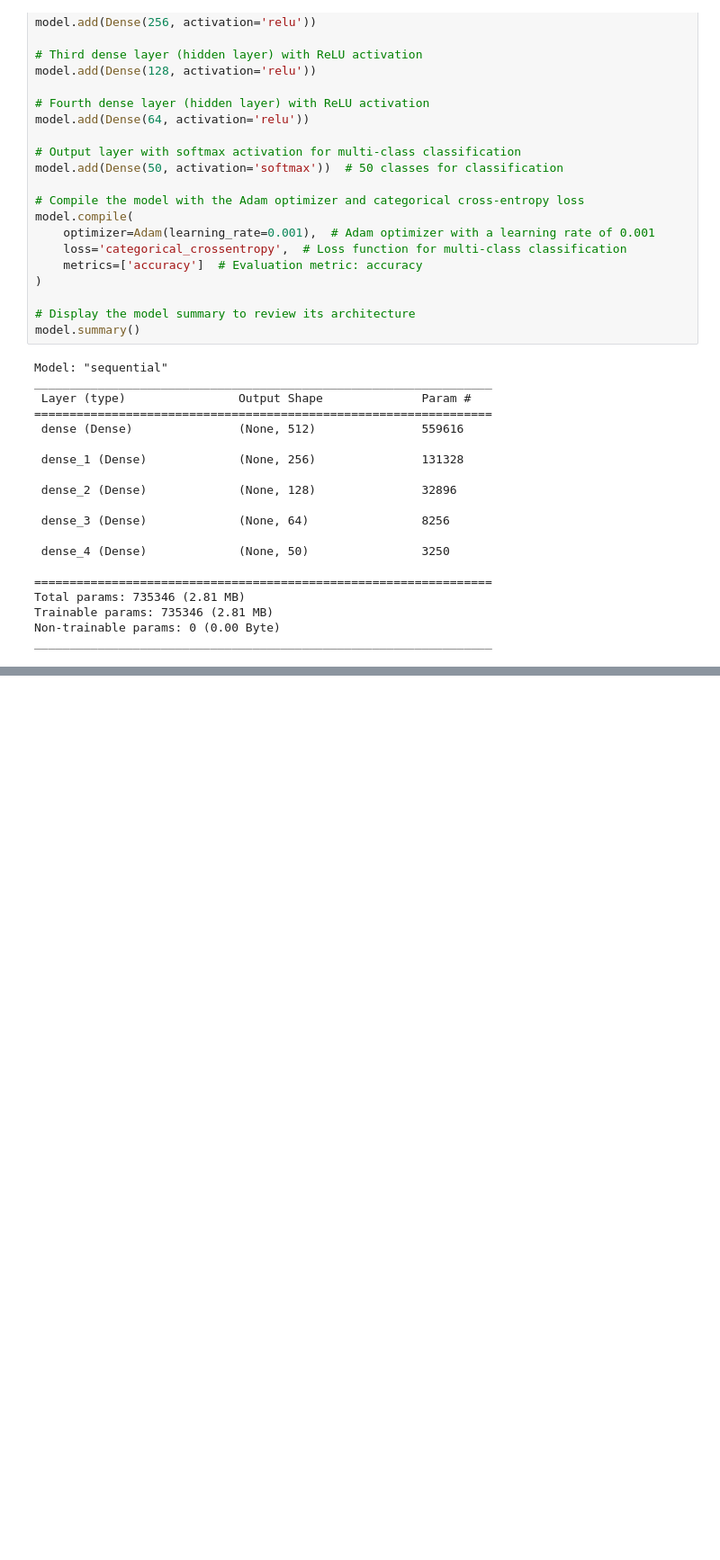
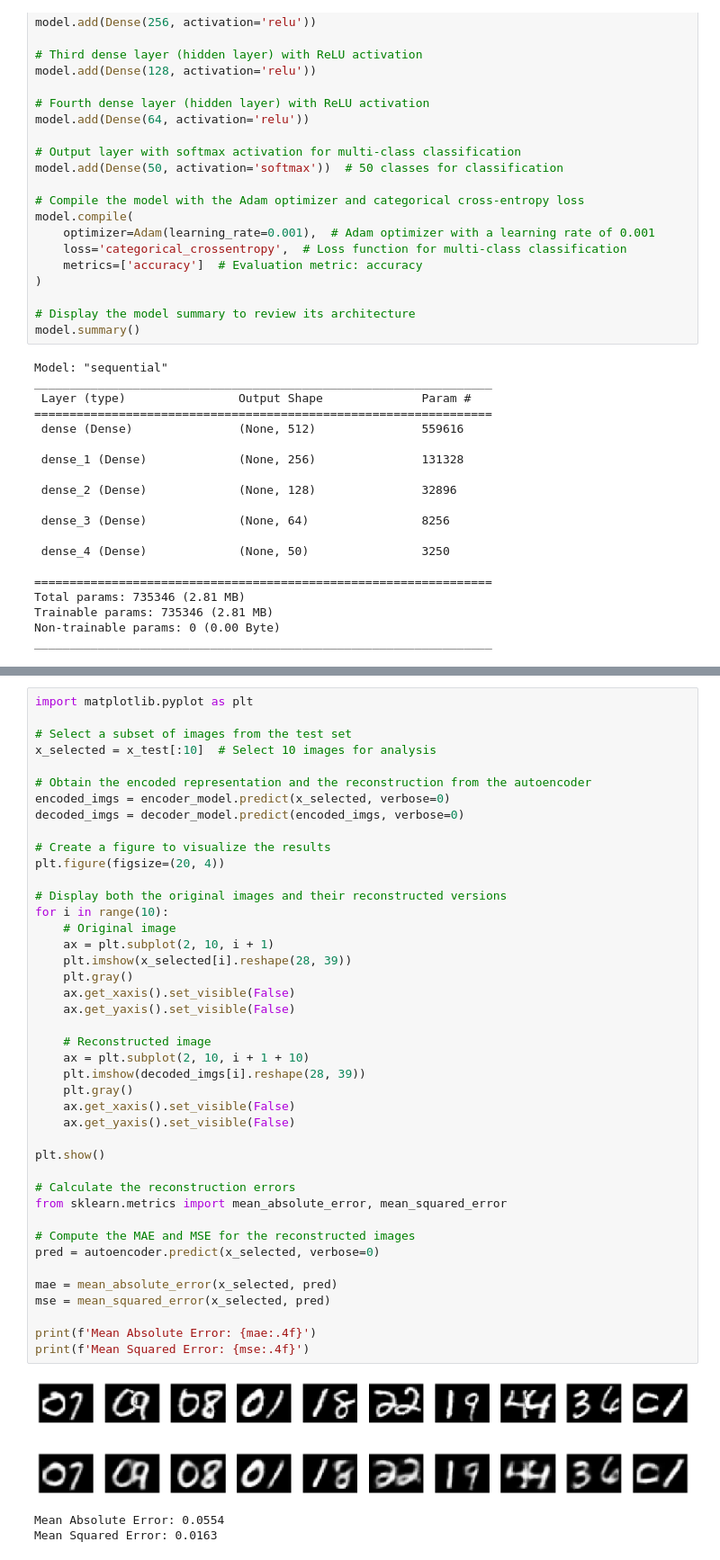
Before and after one commit to andreamoleri/AML-Assignments, a Jupyter notebook: Assignment 2/Assignment 2.ipynb, the cells around one changed output, grey strips where cells are left out. Shown: that part at 90% size. Cells and saved outputs as stored; diff of their text form; blank space fills up the shorter version.

```diff
--- a/Assignment 2/Assignment 2.ipynb
+++ b/Assignment 2/Assignment 2.ipynb
@@ -946,0 +731,46 @@ Model on original data with PCA - Test Accuracy: 0.1716
+# %%
+import matplotlib.pyplot as plt
+
+# Select a subset of images from the test set
+x_selected = x_test[:10]  # Select 10 images for analysis
+
+# Obtain the encoded representation and the reconstruction from the autoencoder
+encoded_imgs = encoder_model.predict(x_selected, verbose=0)
+decoded_imgs = decoder_model.predict(encoded_imgs, verbose=0)
+
+# Create a figure to visualize the results
+plt.figure(figsize=(20, 4))
+
+# Display both the original images and their reconstructed versions
+for i in range(10):
+    # Original image
+    ax = plt.subplot(2, 10, i + 1)
+    plt.imshow(x_selected[i].reshape(28, 39))
+    plt.gray()
+    ax.get_xaxis().set_visible(False)
+    ax.get_yaxis().set_visible(False)
+
+    # Reconstructed image
+    ax = plt.subplot(2, 10, i + 1 + 10)
+    plt.imshow(decoded_imgs[i].reshape(28, 39))
+    plt.gray()
+    ax.get_xaxis().set_visible(False)
+    ax.get_yaxis().set_visible(False)
+
+plt.show()
+
+# Calculate the reconstruction errors
+from sklearn.metrics import mean_absolute_error, mean_squared_error
+
+# Compute the MAE and MSE for the reconstructed images
+pred = autoencoder.predict(x_selected, verbose=0)
+
+mae = mean_absolute_error(x_selected, pred)
+mse = mean_squared_error(x_selected, pred)
+
+print(f'Mean Absolute Error: {mae:.4f}')
+print(f'Mean Squared Error: {mse:.4f}')
+# %% [output]
+[figure, added]
+Mean Absolute Error: 0.0554
+Mean Squared Error: 0.0163
```
Also changed, not shown: parts of 39 cells of this notebook.
